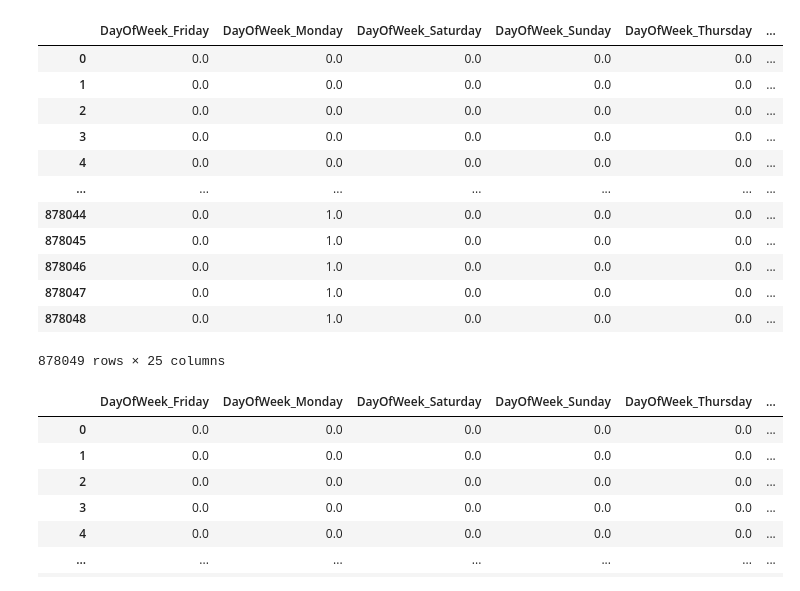
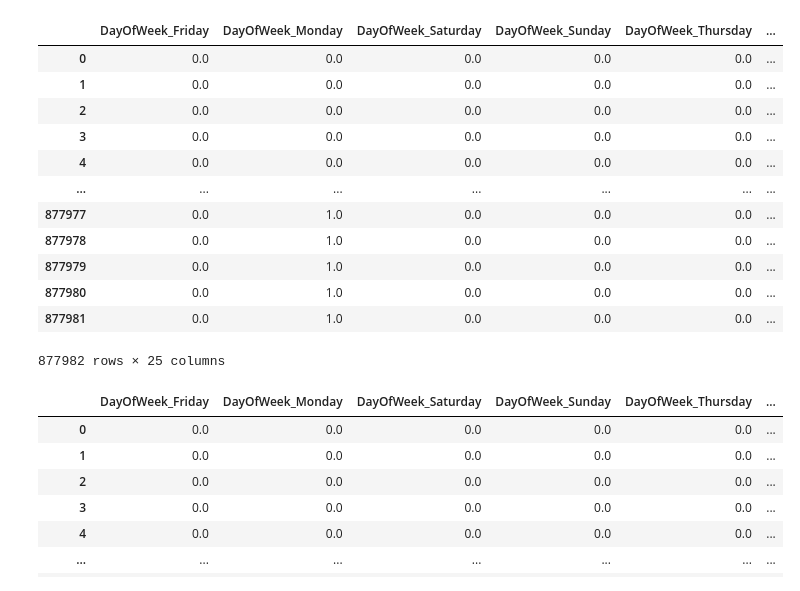
Before and after one commit to GeroVanMi/san-francisco-crime, a Jupyter notebook: src/exploration.ipynb, the cells around one changed output. Cells and saved outputs as stored; diff of their text form; code cells hidden in the pictures.

```diff
--- a/src/exploration.ipynb
+++ b/src/exploration.ipynb
@@ -28,6 +30,8 @@ array(['WARRANT ARREST', 'TRAFFIC VIOLATION ARREST',
 # %%
 data = pd.read_csv('../data/train.csv')
 
+# There seems to be invalid data that contains latitude = 90. (Which would be the North Pole)
+data = data[data['Y'] != 90]
 
 y_train = data['Resolution']
 
@@ -35,10 +39,10 @@ y_train = data['Resolution']
 # And we need to drop the resolution variable since it is our target variable and also not part of the test data.
 x_train = data.drop(['Descript', 'Category', 'Resolution'], axis=1)
 
-
 # TODO: Extract this into a function. ###
 # Split the date into its subcomponents
-x_train[['year', 'month', 'day', 'hour', 'minute']] = x_train.Dates.str.extract('(?P<year>\d{4})-(?P<month>\d{2})-(?P<day>\d{2}) (?P<hour>\d{2}):(?P<minute>\d{2})')
+x_train[['year', 'month', 'day', 'hour', 'minute']] = x_train.Dates.str.extract(
+    '(?P<year>\d{4})-(?P<month>\d{2})-(?P<day>\d{2}) (?P<hour>\d{2}):(?P<minute>\d{2})')
 x_train.drop(['Dates'], inplace=True, axis=1)
 
 # Convert the date numbers into actual integers
@@ -46,40 +50,40 @@ x_train = x_train.astype({
     'year': 'float64',
     'month': 'float64',
     'day': 'float64',
     'hour': 'float64',
     'minute': 'float64',
 })
 
-
 # One-Hot encoding for the DayOfTheWeek
 column_transformer = make_column_transformer(
     (OneHotEncoder(), ['DayOfWeek', 'PdDistrict']),
+    (StandardScaler(), ['X', 'Y', 'year', 'month', 'day', 'hour', 'minute']),
     remainder='passthrough'
 )
 
 x_train_transformed = column_transformer.fit_transform(x_train)
 x_train = pd.DataFrame(data=x_train_transformed, columns=column_transformer.get_feature_names_out())
 
 x_train = x_train.rename(columns={element: re.sub(r'^(.+)__', '', element) for element in x_train.columns.tolist()})
 
 x_train.to_csv('../data/x_train_cleaned.csv', index=False)
 y_train.to_csv('../data/y_train_cleaned.csv', index=False)
 
 x_train
 # %% [output]
 |  | DayOfWeek_Friday | DayOfWeek_Monday | DayOfWeek_Saturday | DayOfWeek_Sunday | DayOfWeek_Thursday | ... |
 | 0 | 0.0 | 0.0 | 0.0 | 0.0 | 0.0 | ... |
 | 1 | 0.0 | 0.0 | 0.0 | 0.0 | 0.0 | ... |
 | 2 | 0.0 | 0.0 | 0.0 | 0.0 | 0.0 | ... |
 | 3 | 0.0 | 0.0 | 0.0 | 0.0 | 0.0 | ... |
 | 4 | 0.0 | 0.0 | 0.0 | 0.0 | 0.0 | ... |
 | ... | ... | ... | ... | ... | ... | ... |
-| 878044 | 0.0 | 1.0 | 0.0 | 0.0 | 0.0 | ... |
-| 878045 | 0.0 | 1.0 | 0.0 | 0.0 | 0.0 | ... |
-| 878046 | 0.0 | 1.0 | 0.0 | 0.0 | 0.0 | ... |
-| 878047 | 0.0 | 1.0 | 0.0 | 0.0 | 0.0 | ... |
-| 878048 | 0.0 | 1.0 | 0.0 | 0.0 | 0.0 | ... |
+| 877977 | 0.0 | 1.0 | 0.0 | 0.0 | 0.0 | ... |
+| 877978 | 0.0 | 1.0 | 0.0 | 0.0 | 0.0 | ... |
+| 877979 | 0.0 | 1.0 | 0.0 | 0.0 | 0.0 | ... |
+| 877980 | 0.0 | 1.0 | 0.0 | 0.0 | 0.0 | ... |
+| 877981 | 0.0 | 1.0 | 0.0 | 0.0 | 0.0 | ... |
-878049 rows × 25 columns
+877982 rows × 25 columns
 # %%
 df = pd.read_csv('../data/x_train_cleaned.csv')
 df
```
Also changed, not shown: parts of 3 cells of this notebook, 1 other file.
